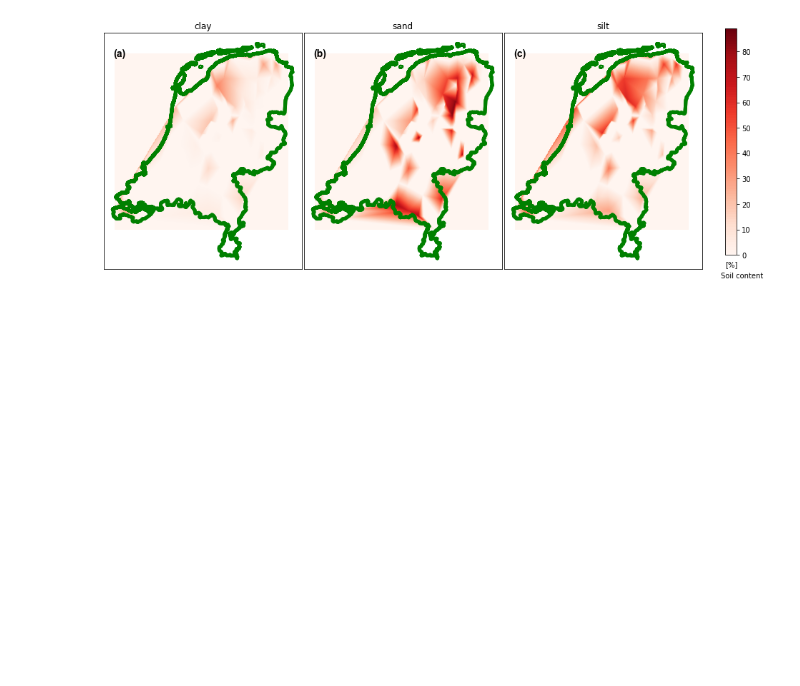
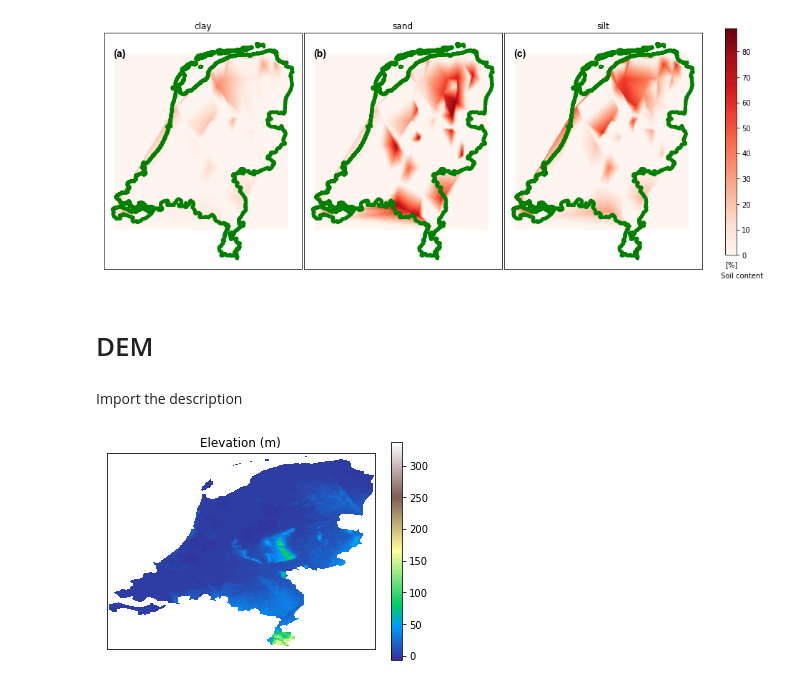
Before and after one commit to iliasmachairas/k-means_clustering__catchments__Netherlands, a Jupyter notebook: Preprocessing.ipynb, the cells around one changed output. Cells and saved outputs as stored; diff of their text form; code cells hidden in the pictures; blank space fills up the shorter version.

```diff
--- a/Preprocessing.ipynb
+++ b/Preprocessing.ipynb
@@ -77,3 +77,18 @@ plt.text(-0.35, -0.10, 'Soil content', transform=cbar_ax.transAxes)
 # %% [output]
 Text(-0.35, -0.1, 'Soil content')
 [figure]
+# %% [markdown]
+# DEM
+# %% [markdown]
+Import the description
+# %%
+file = rio.open('DEM_clip_NLD/DEM_clip_NLD.tif')
+mask_file = file.read_masks(1)
+data_mask = np.ma.masked_array(file.read(1), mask_file==0)
+plt.imshow(data_mask, cmap='terrain')
+plt.colorbar()
+plt.title('Elevation (m)');
+plt.yticks([])
+plt.xticks([]);
+# %% [output]
+[figure, added]
```
Also changed, not shown: parts of 3 cells of this notebook, 7 other files.
